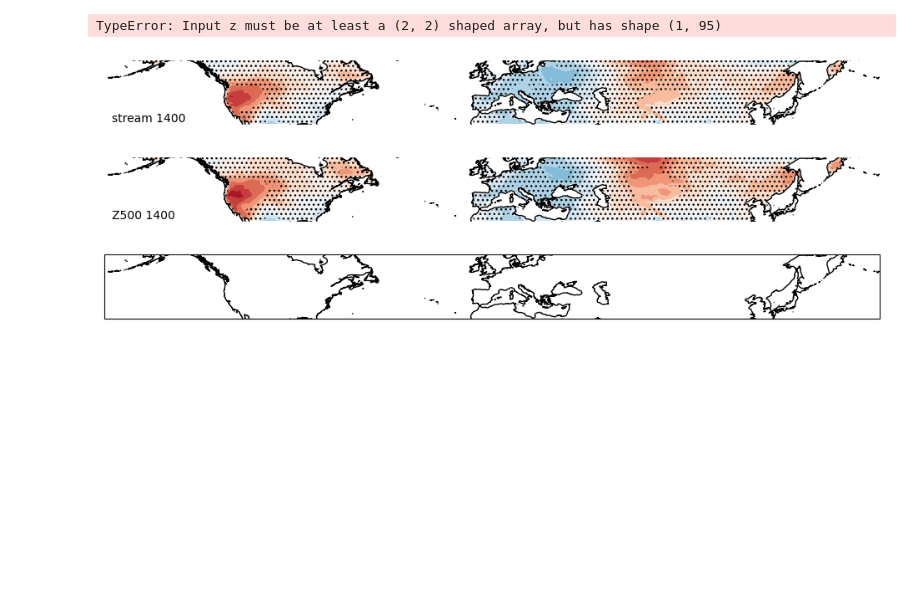
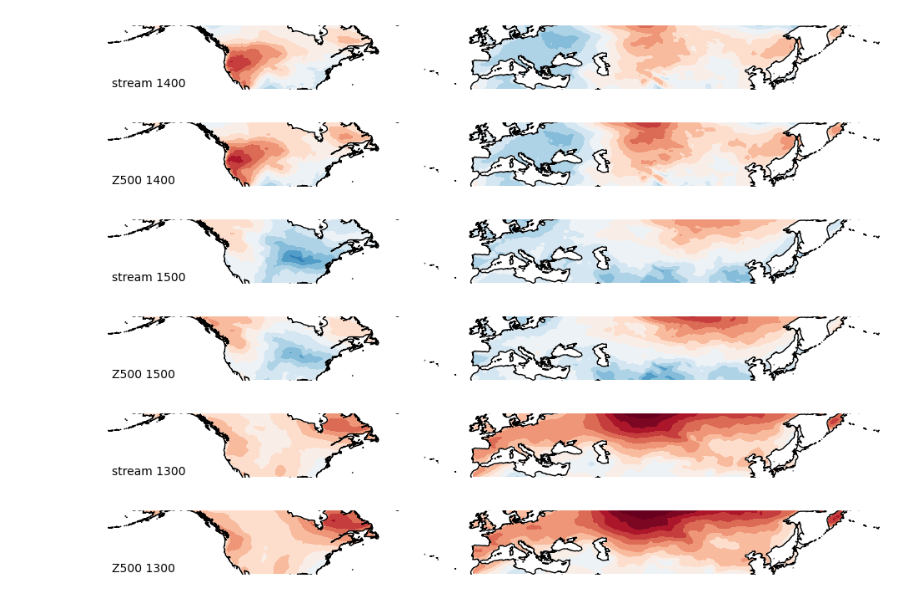
Before and after one commit to peterpeterp/circ_contribution_to_JJA_trends, a Jupyter notebook: ridge/test_stream_vs_z500.ipynb, the cells around one changed output. Saved outputs shown, nothing was run; the diff lists cells and outputs as text; code cells hidden in the pictures; blank space fills up the shorter version.

Commit message:
plots done

```diff
--- a/ridge/test_stream_vs_z500.ipynb
+++ b/ridge/test_stream_vs_z500.ipynb
@@ -29,7 +26,6 @@ maxabs = 0.4
 levels = np.linspace(-maxabs,maxabs,17)
 extent = [-180, 180, 30, 60]
 # %%
-cov_variable = 'Z500'
 
 train_test_dict = {1300:1400,1400:1500,1500:1300}
 out_path = '/climca/people/ppfleiderer/decomposition/ridge_out'
@@ -37,7 +33,7 @@ for period in periods:
     y1,y2 = period.split('-')
     for run_train,run_test in train_test_dict.items():
         for cov_variable in ['stream','Z500']:
-            tab = pd.read_csv(f'{out_path}/{tag}_{cov_variable}_vX_alpha1_{run_train}_{period}/train{run_train}_test{run_test}_predict_circ.csv', index_col=0).sort_index()
+            tab = pd.read_csv(f'{out_path}/{tag}_{cov_variable}_vX_alpha1_{run_train}_{period}/train{run_train}_test{run_test}_predict_circ.csv', index_col=0).sort_index().drop_duplicates()
             lat = np.unique(tab.lat.values)
             lon = np.unique(tab.lon.values)
             tas = xr.DataArray(
@@ -45,36 +41,39 @@ for period in periods:
                     dims=['lat','lon','time'],
                     coords=dict(
                         lat=lat,
                         lon=lon,
                         time=[datetime.datetime(int(t.split('/')[2]),int(t.split('/')[0]),int(t.split('/')[1])) for t in tab.columns[3:]]
                         )
                 )
             tas = tas.transpose('time','lat','lon')
 
             tas = tas.assign_coords(lon=(tas.lon + 180) % 360 - 180)
             tas = tas.assign_coords(year=tas.time.dt.year)
             tas = tas.assign_coords(lat=tas.lat.round(3))
             tas = tas.swap_dims({'time': 'year'})
             tas = tas.loc[y1:y2].roll(lon=144, roll_coords=True)
             tas = tas[np.isin(tas.time.dt.month,months)].loc[:,30:70]
             tas = tas.groupby('year').mean().load()
             slope, pval = get_slope_and_pval(tas)
 
             mask = regionmask.defined_regions.natural_earth_v5_0_0.land_110.mask(slope.lon, slope.lat)
             mask.values[np.isfinite(mask)] = 1
             slope = slope * mask
             pval = pval * mask
             fig,ax = plt.subplots(nrows=1, figsize=(12, 2), subplot_kw={'projection': cartopy.crs.PlateCarree()})
             ax.coastlines()
             ax.set_extent(extent)
             xxx = slope
             im = ax.contourf(xxx.lon, xxx.lat, xxx * 10, transform=cartopy.crs.PlateCarree(), cmap='RdBu_r', levels=levels, extend='both')
-            xxx = pval
-            cs2 = ax.contourf(xxx.lon, xxx.lat, xxx, transform=cartopy.crs.PlateCarree(), colors='none', hatches=['','...'], levels=[0,0.1,1])
+
             ax.annotate(f"{cov_variable} {run_test}", xy=(0.01,0.05), xycoords='axes fraction', fontsize=10)
             ax.spines['geo'].set_visible(False)
+
+            savefig(f"trend_maps_{period}_{run_test}_ridge_{cov_variable}")
 # %% [output]
-TypeError: Input z must be at least a (2, 2) shaped array, but has shape (1, 95)
-[figure, old version]
+[figure, new version]
-[figure, old version]
+[figure, new version]
-[figure, old version]
+[figure, new version]
+[figure, added]
+[figure, added]
+[figure, added]
```
Also changed, not shown: parts of 1 cell of this notebook, 2 other files.
